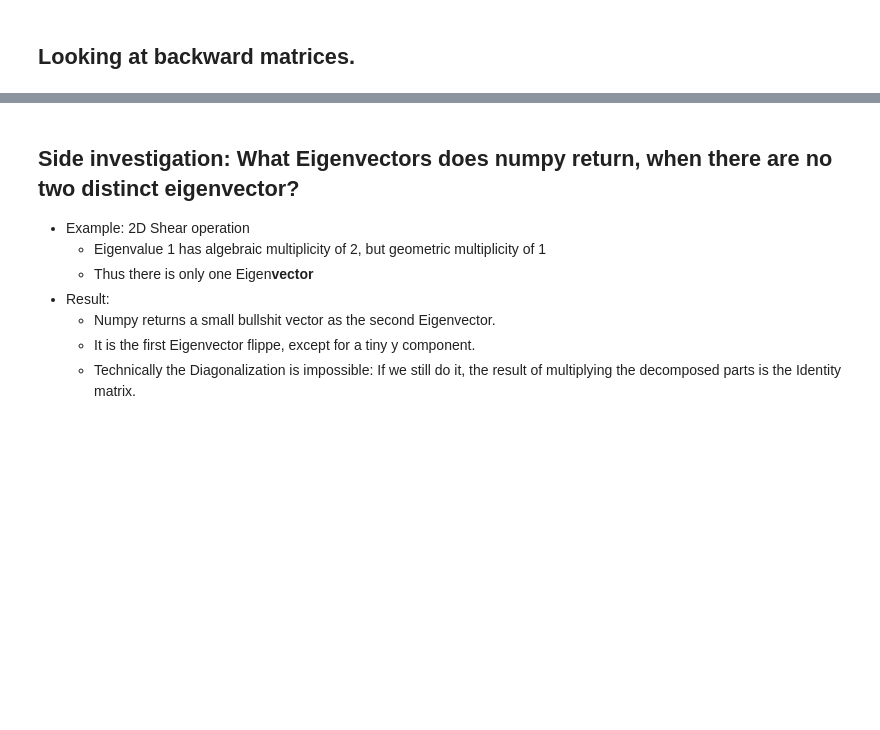
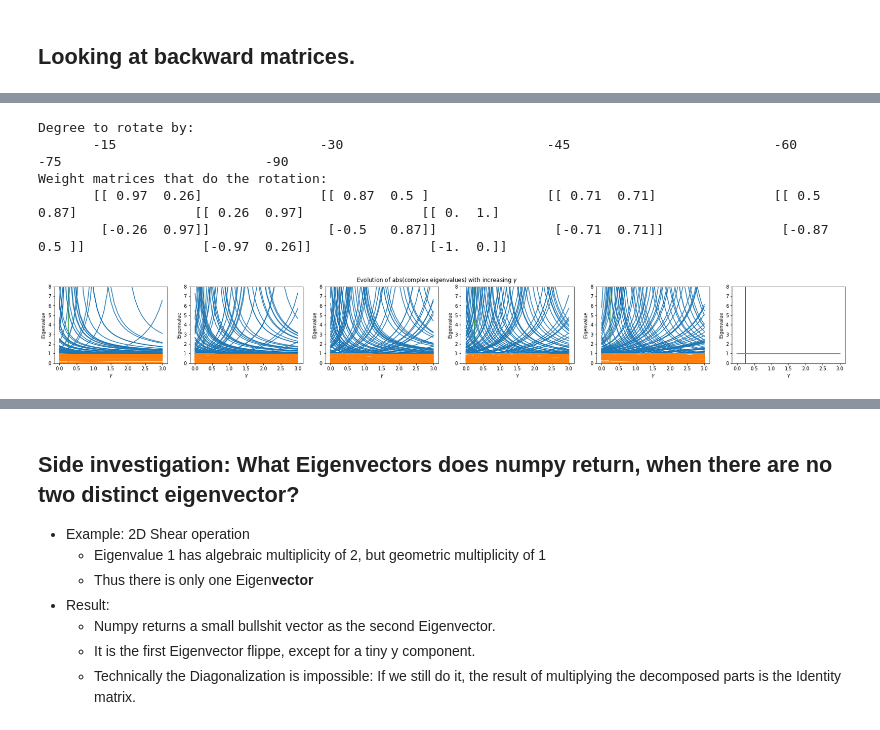
Before and after one commit to johannesmaess/investigation, a Jupyter notebook: gamma-synthetic-matrices.ipynb, the cells around one changed output, grey strips where cells are left out. Cells and saved outputs as stored; diff of their text form; code cells hidden in the pictures; blank space fills up the shorter version.

```diff
--- a/gamma-synthetic-matrices.ipynb
+++ b/gamma-synthetic-matrices.ipynb
@@ -681,0 +762,18 @@ Evecs
+# %%
+print("Degree to rotate by:")
+degrees = np.array([-15, -30, -45, -60, -75, -90])
+print_weights_list(degrees)
+
+print("Weight matrices that do the rotation:")
+weights_list = [rotation1(deg) for deg in degrees]
+print_weights_list(weights_list)
+
+computed_evals = calc_evals_batch(weights_list, points_list, gammas, mode="back")
+plot_evals_lineplot(computed_evals, gammas, one_plot_per='weight', mark_positive_slope=False, percentile_to_plot=None, ylim=8)
+# %% [output]
+Degree to rotate by:
+       -15                          -30                          -45                          -60                          -75                          -90
+Weight matrices that do the rotation:
+       [[ 0.97  0.26]               [[ 0.87  0.5 ]               [[ 0.71  0.71]               [[ 0.5   0.87]               [[ 0.26  0.97]               [[ 0.  1.]
+        [-0.26  0.97]]               [-0.5   0.87]]               [-0.71  0.71]]               [-0.87  0.5 ]]               [-0.97  0.26]]               [-1.  0.]]
+[figure, added]
```
Also changed, not shown: parts of 56 cells of this notebook, 2 other files.
